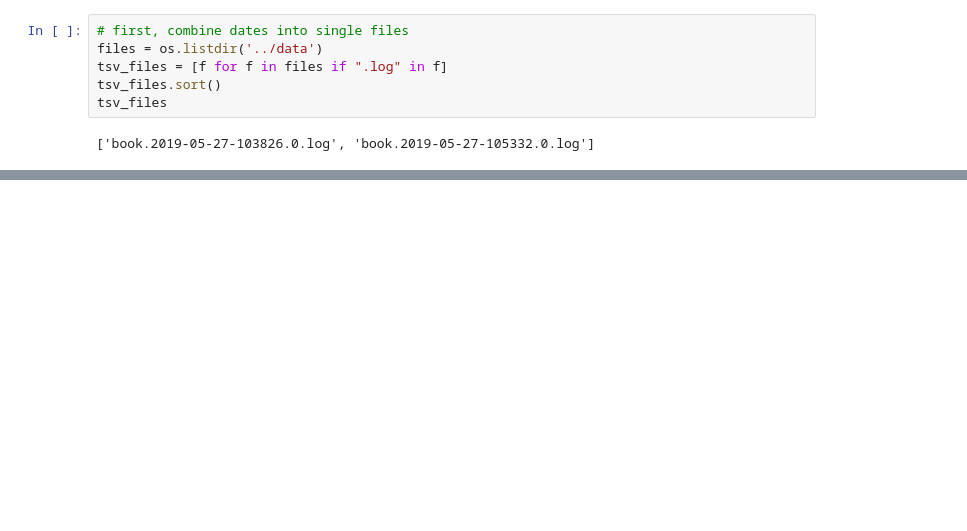
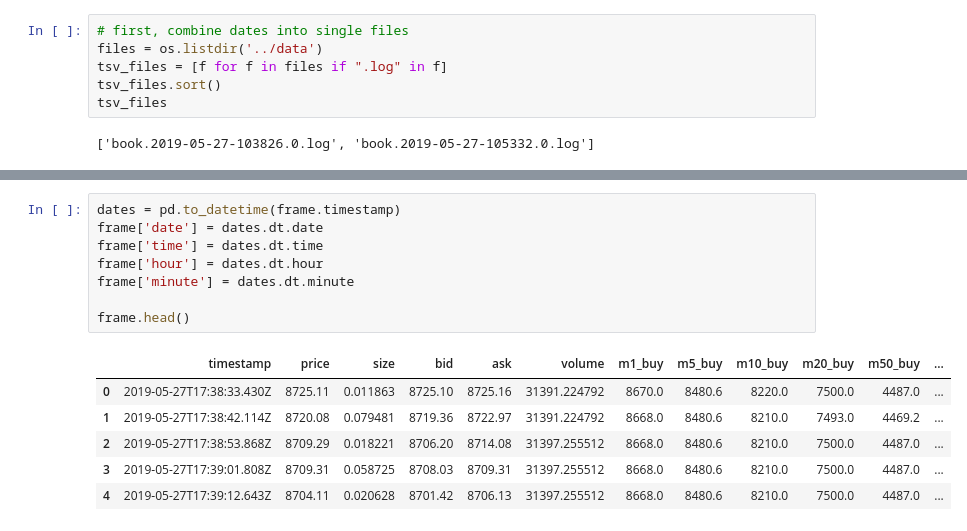
Before and after one commit to atomantic/bitcoin_orderbook_indicator, a Jupyter notebook: notebooks/main.ipynb, the cells around one changed output, grey strips where cells are left out. Drawn from its saved outputs; the diff is of its cells as text; blank space fills up the shorter version.

```diff
--- a/notebooks/main.ipynb
+++ b/notebooks/main.ipynb
@@ -52,0 +44,15 @@ plt.show()
+# %%
+dates = pd.to_datetime(frame.timestamp)
+frame['date'] = dates.dt.date
+frame['time'] = dates.dt.time
+frame['hour'] = dates.dt.hour
+frame['minute'] = dates.dt.minute
+
+frame.head()
+# %% [output]
+|  | timestamp | price | size | bid | ask | volume | m1_buy | m5_buy | m10_buy | m20_buy | m50_buy | ... |
+| 0 | 2019-05-27T17:38:33.430Z | 8725.11 | 0.011863 | 8725.10 | 8725.16 | 31391.224792 | 8670.0 | 8480.6 | 8220.0 | 7500.0 | 4487.0 | ... |
+| 1 | 2019-05-27T17:38:42.114Z | 8720.08 | 0.079481 | 8719.36 | 8722.97 | 31391.224792 | 8668.0 | 8480.6 | 8210.0 | 7493.0 | 4469.2 | ... |
+| 2 | 2019-05-27T17:38:53.868Z | 8709.29 | 0.018221 | 8706.20 | 8714.08 | 31397.255512 | 8668.0 | 8480.6 | 8210.0 | 7500.0 | 4487.0 | ... |
+| 3 | 2019-05-27T17:39:01.808Z | 8709.31 | 0.058725 | 8708.03 | 8709.31 | 31397.255512 | 8668.0 | 8480.6 | 8210.0 | 7500.0 | 4487.0 | ... |
+| 4 | 2019-05-27T17:39:12.643Z | 8704.11 | 0.020628 | 8701.42 | 8706.13 | 31397.255512 | 8668.0 | 8480.6 | 8210.0 | 7500.0 | 4487.0 | ... |
```
Also changed, not shown: parts of 10 cells of this notebook, 5 other files.
